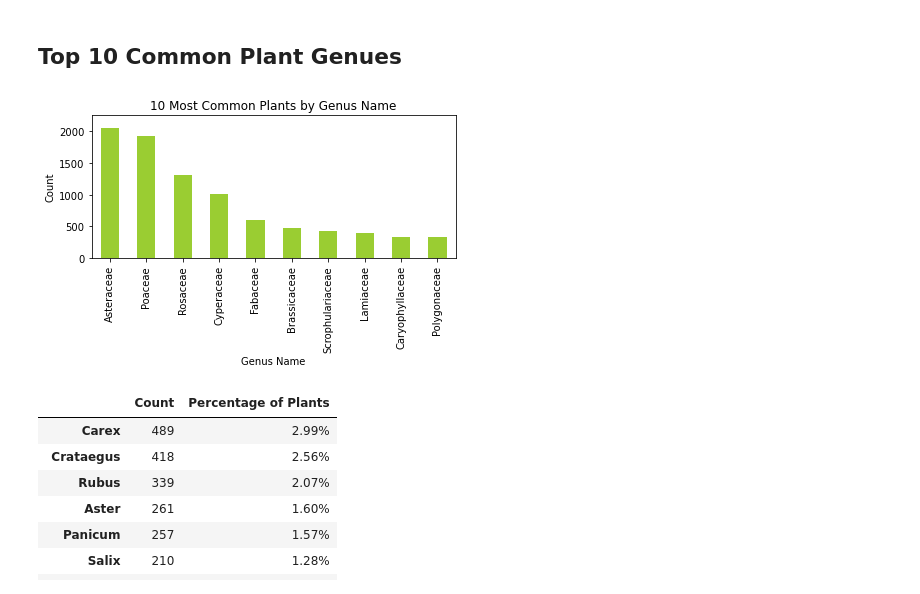
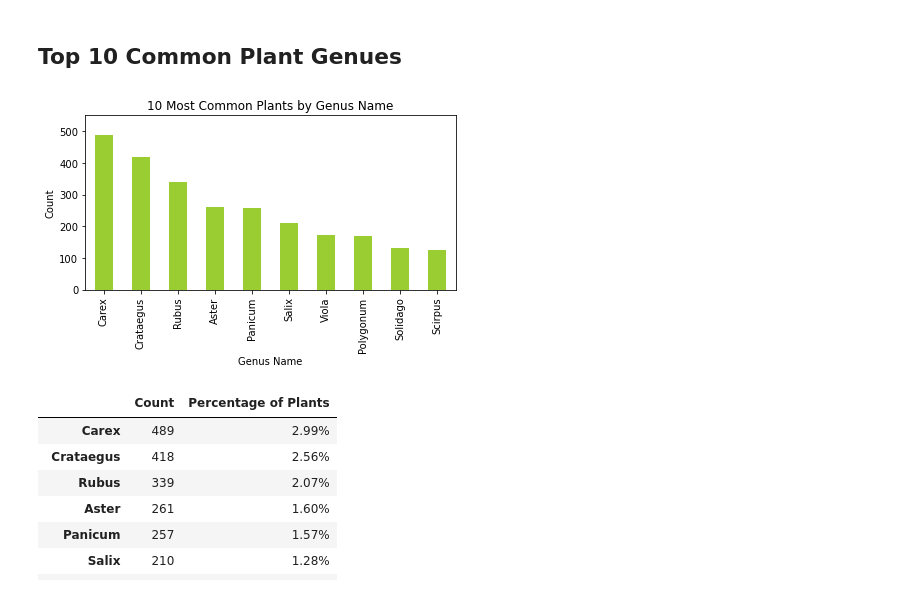
Before and after one commit to RuthLD/State_Plant_Analysis, a Jupyter notebook: State_Analysis_NY.ipynb, the cells around one changed output. Cells and saved outputs as stored; diff of their text form; code cells hidden in the pictures.

Commit message:
Edited images.

```diff
--- a/State_Analysis_NY.ipynb
+++ b/State_Analysis_NY.ipynb
@@ -96,18 +129,18 @@ family_df.head(10)
 genus_count = ny_data_df.Genus.value_counts()
 # %%
 # Create a bar graph of top 10
-family_data.plot.bar(x = "Genus", y = "Count",
+genus_count.plot.bar(x = "Genus", y = "Count",
                     color="yellowgreen")
 # Add chart elements
 plt.title("10 Most Common Plants by Genus Name")
 plt.xlim(-0.5, 9.5)
-plt.ylim(0, 2250)
+plt.ylim(0, 550)
 plt.ylabel("Count")
 plt.xlabel("Genus Name")
 plt.tight_layout()
 plt.savefig('Resources/genus_count.png')
 # %% [output]
-[figure, old version]
+[figure, new version]
 # %%
 # Get the percent each Family represents from total Plants
 genus_percentage = genus_count/float(plant_count)*100
```
Also changed, not shown: parts of 5 cells of this notebook, 2 other files.
